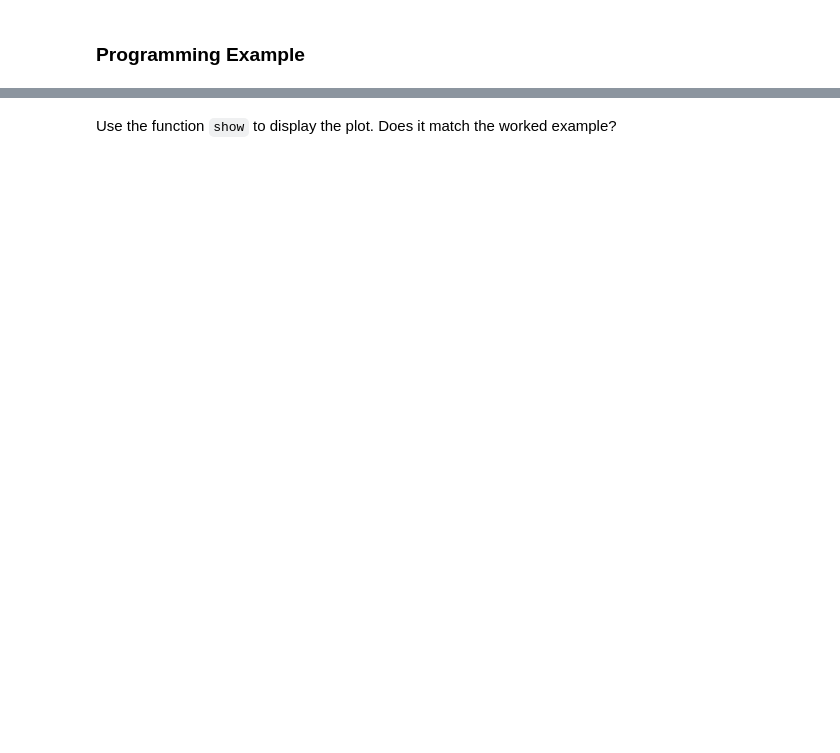
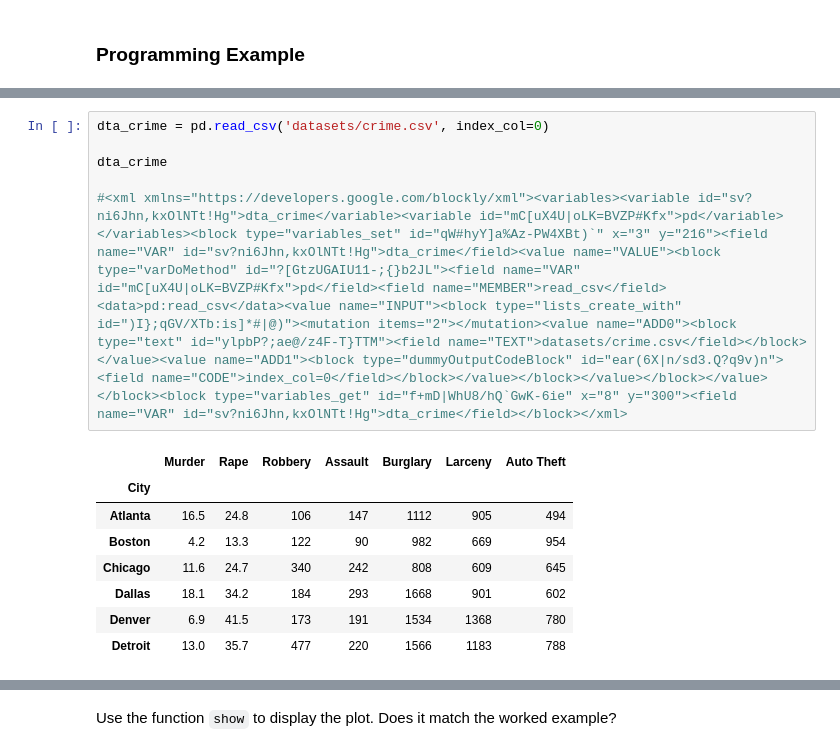
Before and after one commit to memphis-iis/datawhys-content-notebooks-python, a Jupyter notebook: Clustering.ipynb, the cells around one changed output, grey strips where cells are left out. Saved outputs shown, nothing was run; the diff lists cells and outputs as text; blank space fills up the shorter version.

```diff
--- a/Clustering.ipynb
+++ b/Clustering.ipynb
@@ -446,0 +425,15 @@ import plotly.figure_factory as ff
+# %%
+dta_crime = pd.read_csv('datasets/crime.csv', index_col=0)
+
+dta_crime
+
+#<xml xmlns="https://developers.google.com/blockly/xml"><variables><variable id="sv?ni6Jhn,kxOlNTt!Hg">dta_crime</variable><variable id="mC[uX4U|oLK=BVZP#Kfx">pd</variable></variables><block type="variables_set" id="qW#hyY]a%Az-PW4XBt)`" x="3" y="216"><field name="VAR" id="sv?ni6Jhn,kxOlNTt!Hg">dta_crime</field><value name="VALUE"><block type="varDoMethod" id="?[GtzUGAIU11-;{}b2JL"><field name="VAR" id="mC[uX4U|oLK=BVZP#Kfx">pd</field><field name="MEMBER">read_csv</field><data>pd:read_csv</data><value name="INPUT"><block type="lists_create_with" id=")I};qGV/XTb:is]*#|@)"><mutation items="2"></mutation><value name="ADD0"><block type="text" id="ylpbP?;ae@/z4F-T}TTM"><field name="TEXT">datasets/crime.csv</field></block></value><value name="ADD1"><block type="dummyOutputCodeBlock" id="ear(6X|n/sd3.Q?q9v)n"><field name="CODE">index_col=0</field></block></value></block></value></block></value></block><block type="variables_get" id="f+mD|WhU8/hQ`GwK-6ie" x="8" y="300"><field name="VAR" id="sv?ni6Jhn,kxOlNTt!Hg">dta_crime</field></block></xml>
+# %% [output]
+|  | Murder | Rape | Robbery | Assault | Burglary | Larceny | Auto Theft |
+| City |  |  |  |  |  |  |  |
+| Atlanta | 16.5 | 24.8 | 106 | 147 | 1112 | 905 | 494 |
+| Boston | 4.2 | 13.3 | 122 | 90 | 982 | 669 | 954 |
+| Chicago | 11.6 | 24.7 | 340 | 242 | 808 | 609 | 645 |
+| Dallas | 18.1 | 34.2 | 184 | 293 | 1668 | 901 | 602 |
+| Denver | 6.9 | 41.5 | 173 | 191 | 1534 | 1368 | 780 |
+| Detroit | 13.0 | 35.7 | 477 | 220 | 1566 | 1183 | 788 |
```
Also changed, not shown: parts of 95 cells of this notebook.
